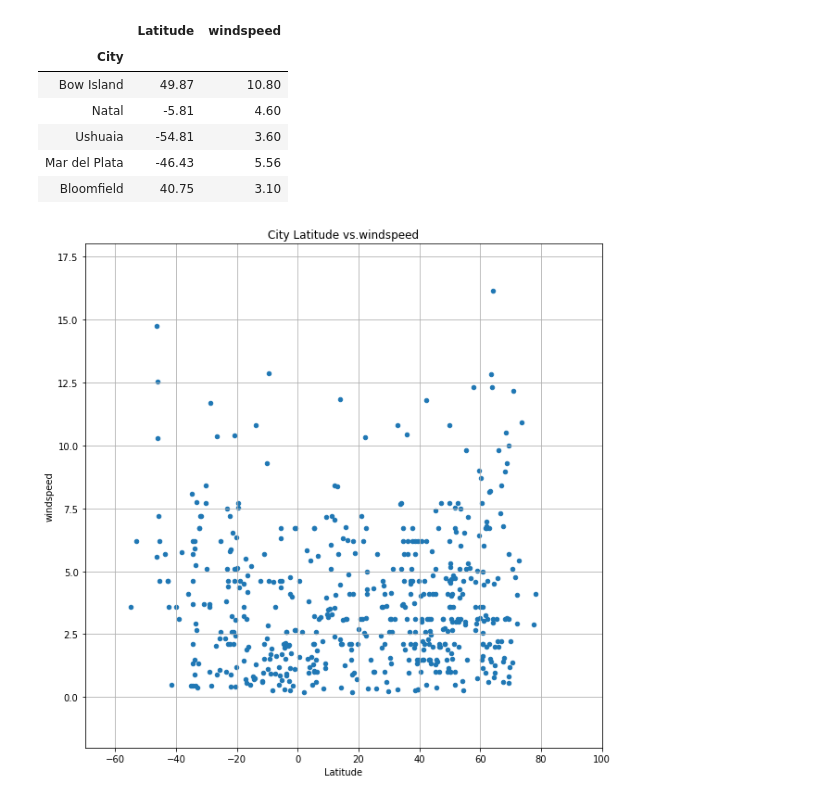
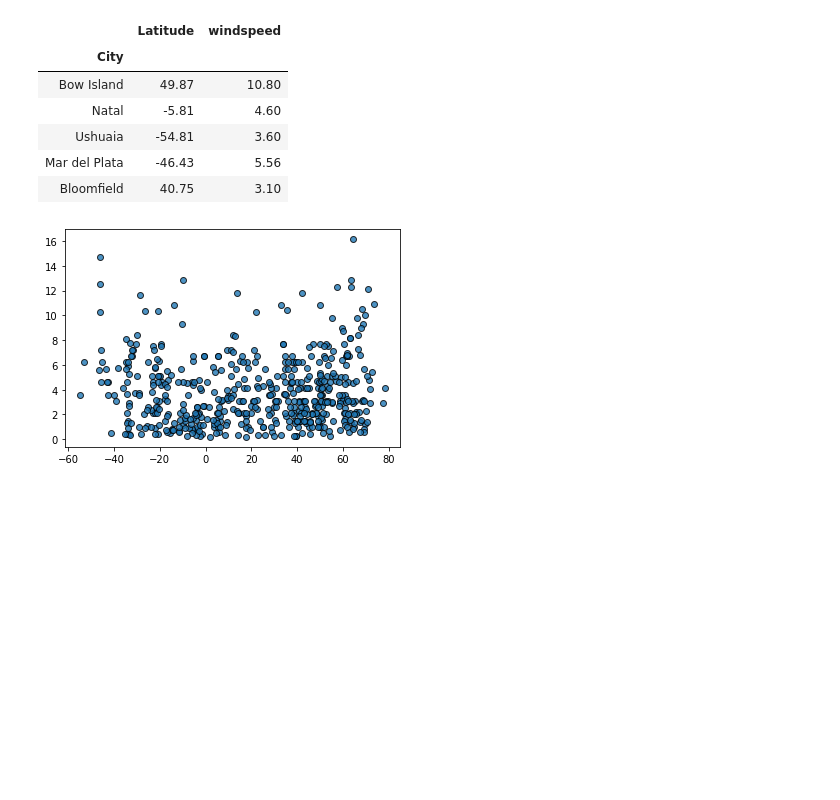
Before and after one commit to janetnamulondo/python_api_challenge, a Jupyter notebook: 02-Homework_06-Python-APIs_Instructions_starter_code_WeatherPy.ipynb, the cells around one changed output. Cells and saved outputs as stored; diff of their text form; code cells hidden in the pictures; blank space fills up the shorter version.

```diff
--- a/02-Homework_06-Python-APIs_Instructions_starter_code_WeatherPy.ipynb
+++ b/02-Homework_06-Python-APIs_Instructions_starter_code_WeatherPy.ipynb
@@ -311,9 +307,14 @@ latitude_windspeed.head()
 # %%
 #set x and y limitis
 
 # Create a scatter plot which compares MPG to horsepower
-latitude_windspeed.plot(kind="scatter",  x="Latitude", y="windspeed", grid=True, figsize=(10,10),
-              ylim=(-2,18), xlim=(-70, 100), title="City Latitude vs.windspeed")
+#latitude_windspeed.plot(kind="scatter",  x="Latitude", y="windspeed", grid=True, figsize=(10,10),
+              #ylim=(-2,18), xlim=(-70, 100), title="City Latitude vs.windspeed")
+
+plt.scatter(latitude_windspeed["Latitude"],latitude_windspeed["windspeed"], edgecolor="black", linewidths=1, marker="o",
+            alpha=0.8, label="Cities")
+
+plt.savefig("Images/latitude_windspeed.png")
 plt.show()
 # %% [output]
-[figure, old version]
+[figure, new version]
```
Also changed, not shown: parts of 11 cells of this notebook, 4 other files.
